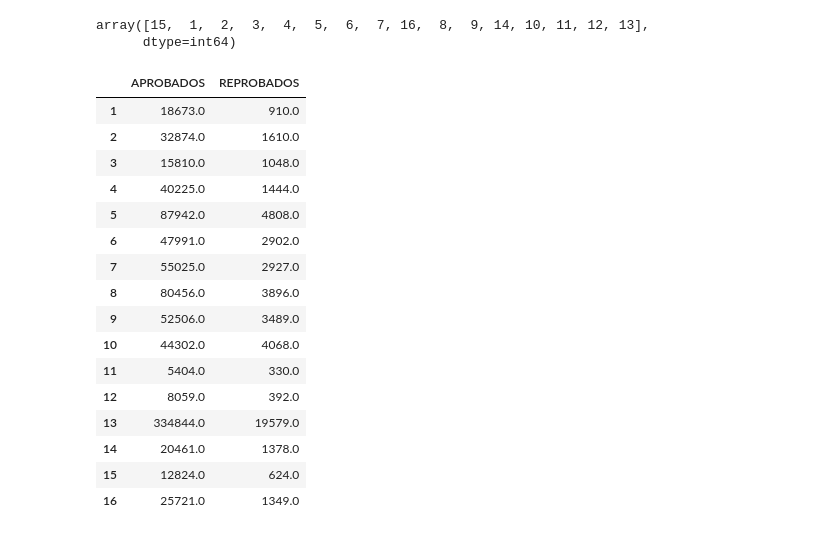
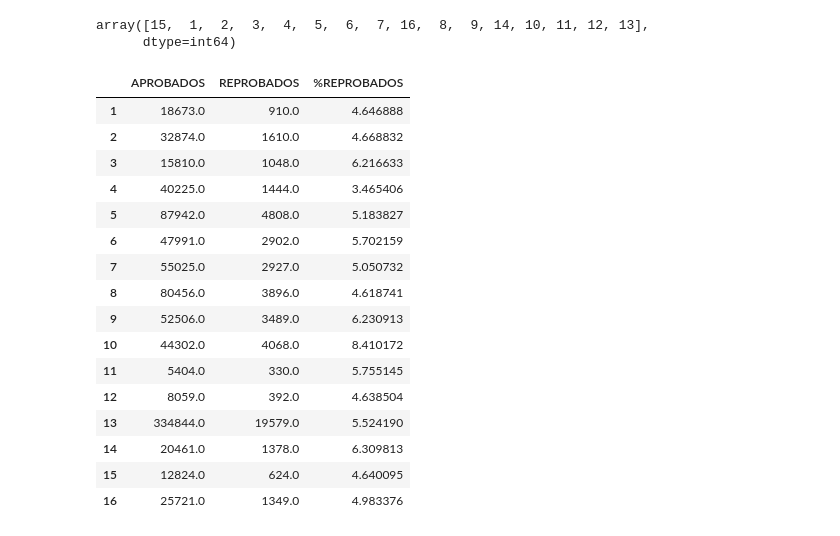
Before and after one commit to MarceVU/Proyecto---Cs-de-Datos, a Jupyter notebook: Proyecto.ipynb, the cells around one changed output. Saved outputs shown, nothing was run; the diff lists cells and outputs as text; code cells hidden in the pictures.

Commit message:
columna de porcentaje reprobados

```diff
--- a/Proyecto.ipynb
+++ b/Proyecto.ipynb
@@ -250,24 +250,28 @@ fin = b.join(a)
 # %%
 c = pd.DataFrame(fin['COD_REG_RBD']-fin['SIT_FINAL_P'])
 final = fin.join(c)
 final = final.drop('COD_REG_RBD', axis = 'columns')
 final = final.rename(columns = {'SIT_FINAL_P':'APROBADOS', 0:'REPROBADOS'})
-final
+e = pd.DataFrame(final['REPROBADOS']*100/(final['APROBADOS']+final['REPROBADOS']))
+final = final.join(e)
+final = final.rename(columns = {0:'%REPROBADOS'})
+desempeño_df = final
+desempeño_df
 # %% [output]
-|  | APROBADOS | REPROBADOS |
-| 1 | 18673.0 | 910.0 |
-| 2 | 32874.0 | 1610.0 |
-| 3 | 15810.0 | 1048.0 |
-| 4 | 40225.0 | 1444.0 |
-| 5 | 87942.0 | 4808.0 |
-| 6 | 47991.0 | 2902.0 |
-| 7 | 55025.0 | 2927.0 |
-| 8 | 80456.0 | 3896.0 |
-| 9 | 52506.0 | 3489.0 |
-| 10 | 44302.0 | 4068.0 |
-| 11 | 5404.0 | 330.0 |
-| 12 | 8059.0 | 392.0 |
-| 13 | 334844.0 | 19579.0 |
-| 14 | 20461.0 | 1378.0 |
-| 15 | 12824.0 | 624.0 |
-| 16 | 25721.0 | 1349.0 |
+|  | APROBADOS | REPROBADOS | %REPROBADOS |
+| 1 | 18673.0 | 910.0 | 4.646888 |
+| 2 | 32874.0 | 1610.0 | 4.668832 |
+| 3 | 15810.0 | 1048.0 | 6.216633 |
+| 4 | 40225.0 | 1444.0 | 3.465406 |
+| 5 | 87942.0 | 4808.0 | 5.183827 |
+| 6 | 47991.0 | 2902.0 | 5.702159 |
+| 7 | 55025.0 | 2927.0 | 5.050732 |
+| 8 | 80456.0 | 3896.0 | 4.618741 |
+| 9 | 52506.0 | 3489.0 | 6.230913 |
+| 10 | 44302.0 | 4068.0 | 8.410172 |
+| 11 | 5404.0 | 330.0 | 5.755145 |
+| 12 | 8059.0 | 392.0 | 4.638504 |
+| 13 | 334844.0 | 19579.0 | 5.524190 |
+| 14 | 20461.0 | 1378.0 | 6.309813 |
+| 15 | 12824.0 | 624.0 | 4.640095 |
+| 16 | 25721.0 | 1349.0 | 4.983376 |
```
